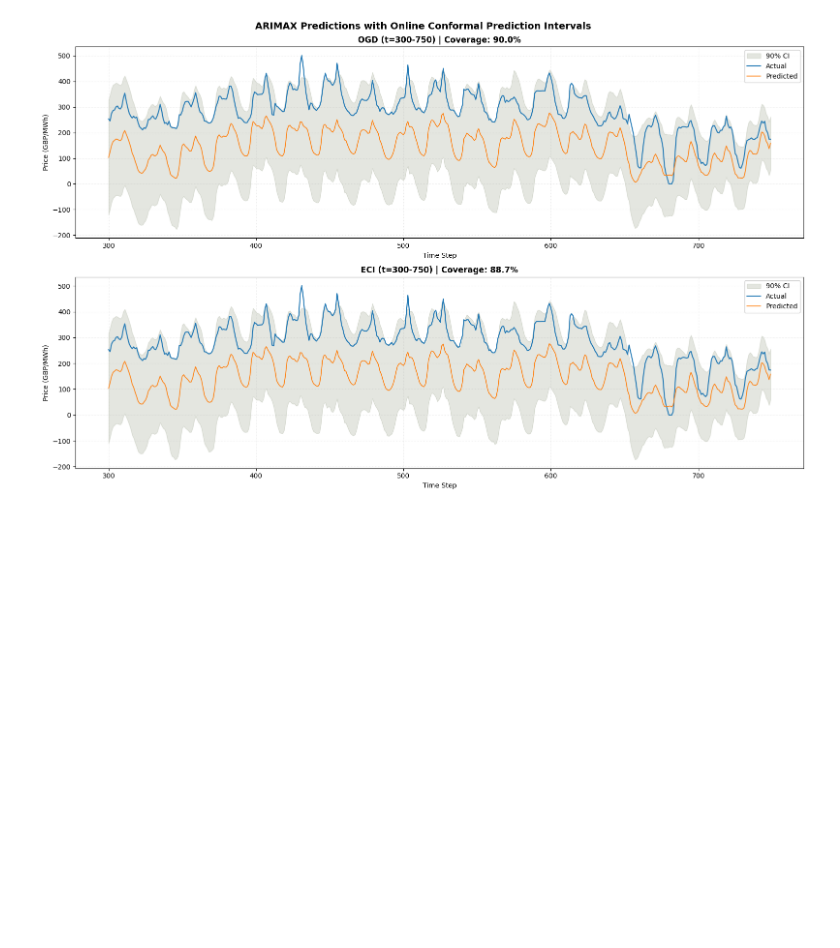
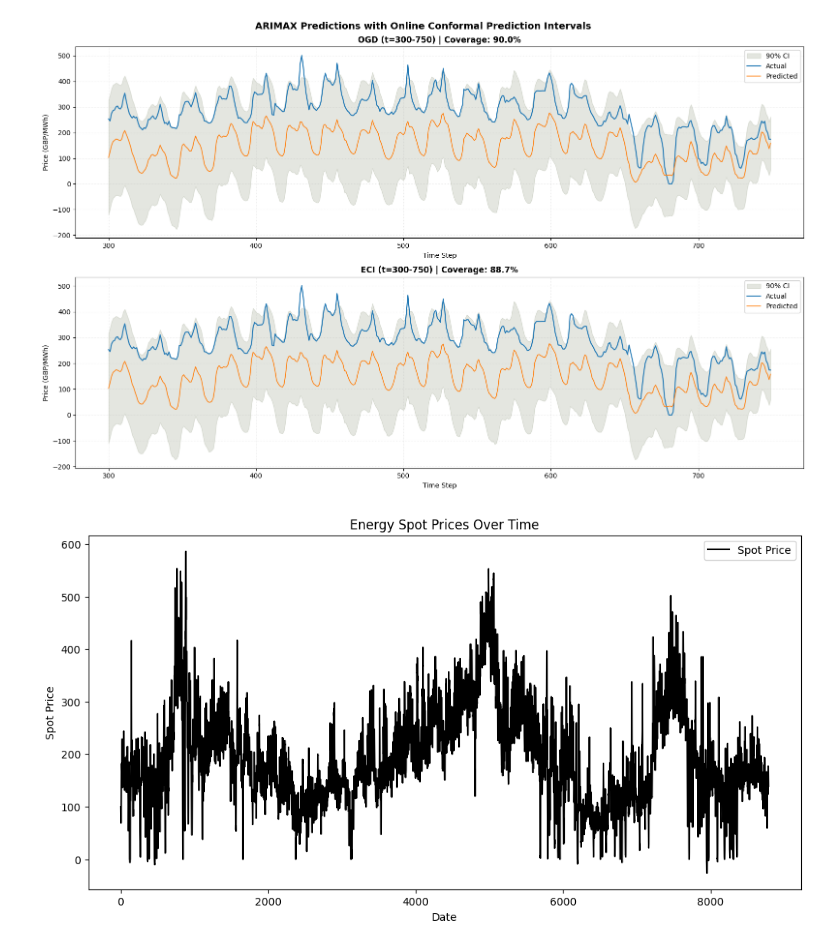
Before and after one commit to FrederikvSvane/Conformal-Prediction-for-Energy-Price-Forecasting, a Jupyter notebook: src/notebooks/Time_series_models.ipynb, the cells around one changed output. Drawn from its saved outputs; the diff is of its cells as text; code cells hidden in the pictures; blank space fills up the shorter version.

```diff
--- a/src/notebooks/Time_series_models.ipynb
+++ b/src/notebooks/Time_series_models.ipynb
@@ -349,3 +349,15 @@ plt.savefig('arimax_conformal_intervals.png', dpi=300)
 plt.show()
 # %% [output]
 [figure]
+# %%
+#plot the entire dataset without predictions
+plt.figure(figsize=(12, 6))
+plt.plot(df.index, df['spot'], label='Spot Price', color='black')
+plt.xlabel('Date')
+plt.ylabel('Spot Price')
+plt.title('Energy Spot Prices Over Time')
+plt.legend()
+plt.savefig('data.png', dpi=300)
+plt.show()
+# %% [output]
+[figure, added]
```
Also changed, not shown: 8 other files.
